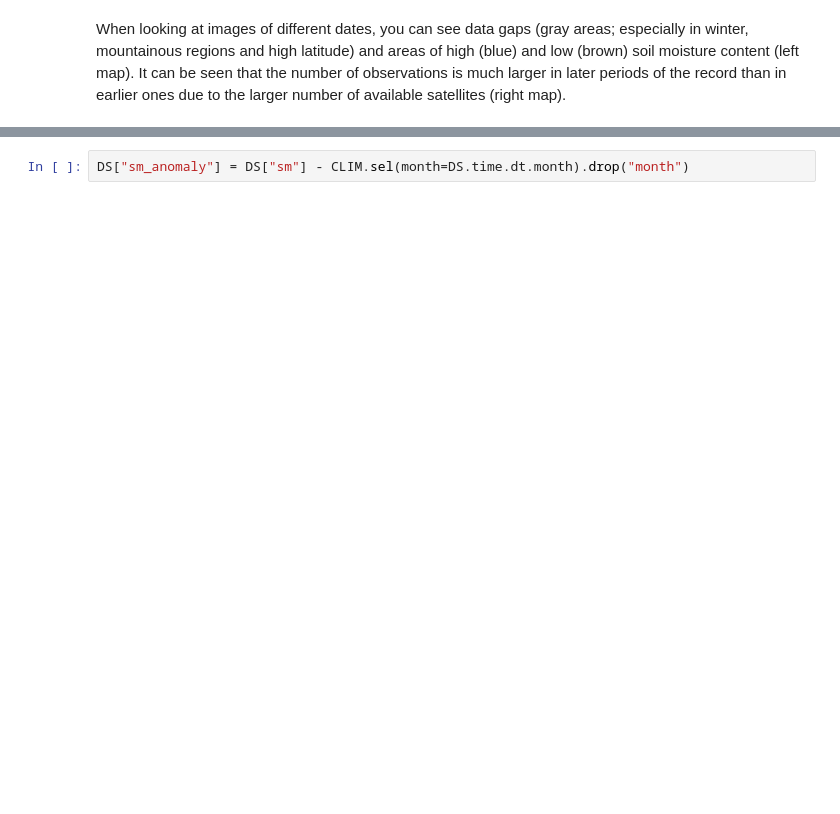
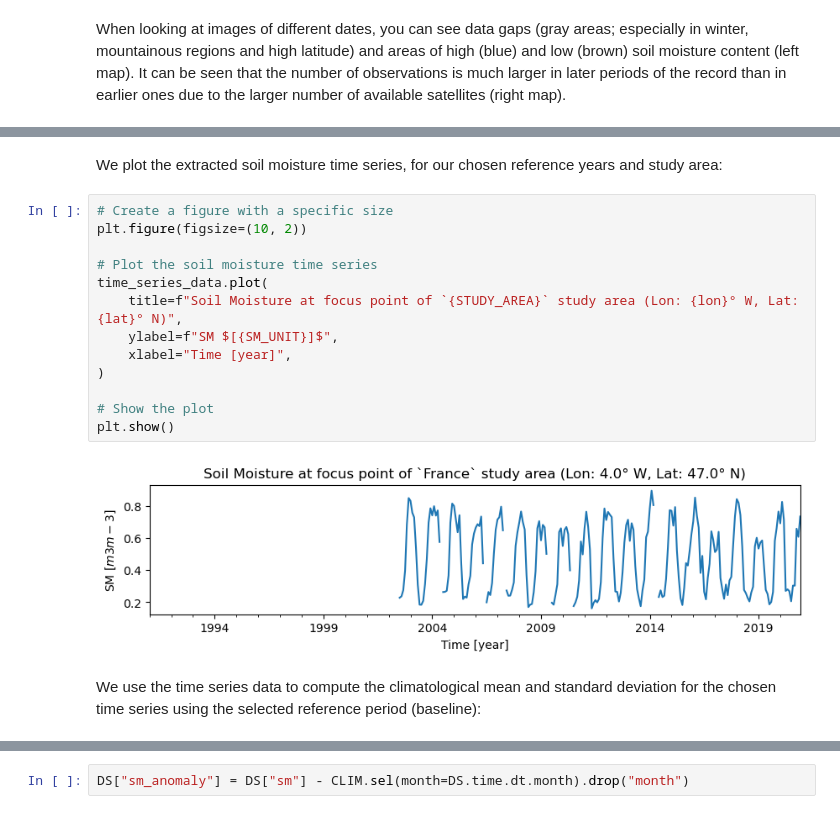
Before and after one commit to TUW-GEO/c3s_sm-tutorials, a Jupyter notebook: T1_DataAccess_Anomalies.ipynb, the cells around one changed output, grey strips where cells are left out. Drawn from its saved outputs; the diff is of its cells as text; blank space fills up the shorter version.

```diff
--- a/T1_DataAccess_Anomalies.ipynb
+++ b/T1_DataAccess_Anomalies.ipynb
@@ -480,0 +582,19 @@ Try:
+# %% [markdown]
+We plot the extracted soil moisture time series, for our chosen reference years and study area:
+# %%
+# Create a figure with a specific size
+plt.figure(figsize=(10, 2))
+
+# Plot the soil moisture time series
+time_series_data.plot(
+    title=f"Soil Moisture at focus point of `{STUDY_AREA}` study area (Lon: {lon}° W, Lat: {lat}° N)",
+    ylabel=f"SM $[{SM_UNIT}]$",
+    xlabel="Time [year]",
+)
+
+# Show the plot
+plt.show()
+# %% [output]
+[figure, added]
+# %% [markdown]
+We use the time series data to compute the climatological mean and standard deviation for the chosen time series using the selected reference period (baseline):
```
Also changed, not shown: parts of 50 cells of this notebook.
